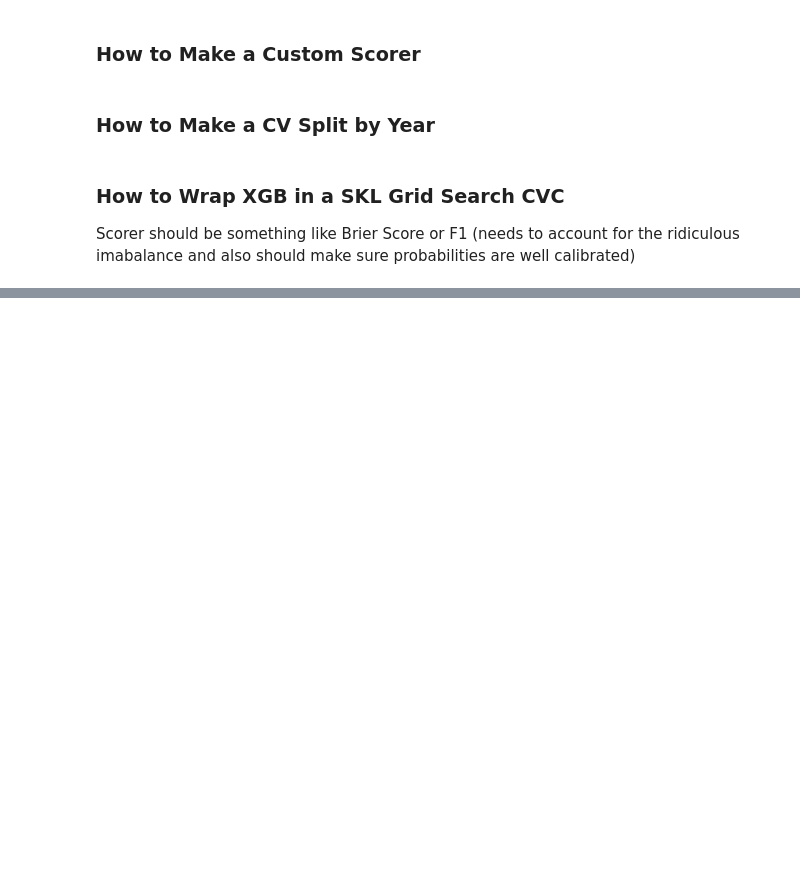
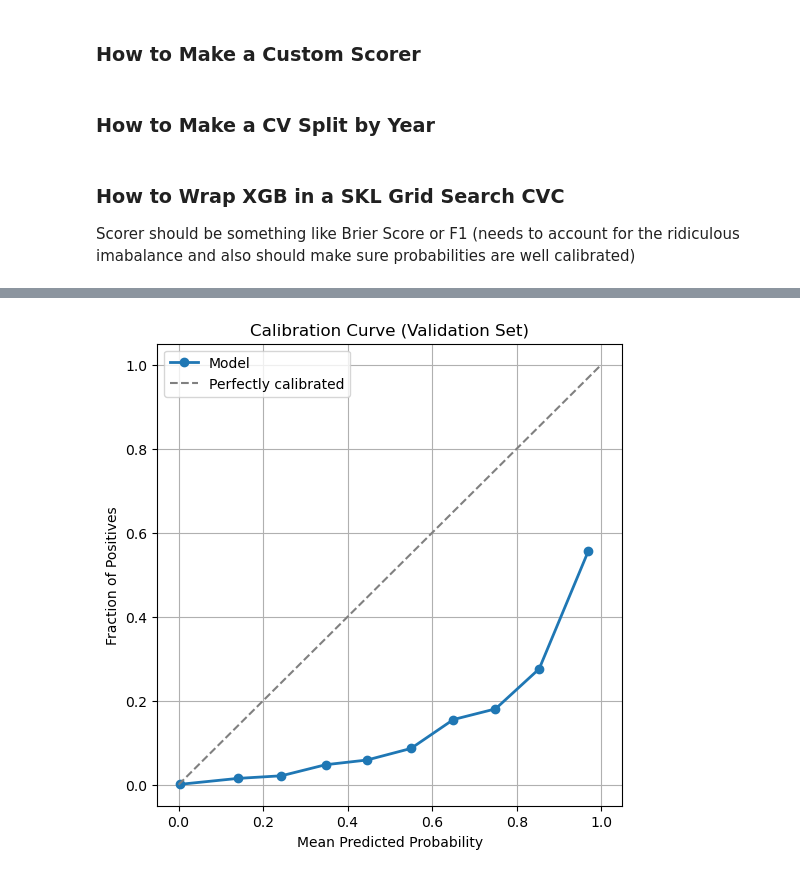
Before and after one commit to SeanVilloresi/freddie-data, a Jupyter notebook: Stress.ipynb, the cells around one changed output, grey strips where cells are left out. Cells and saved outputs as stored; diff of their text form; code cells hidden in the pictures; blank space fills up the shorter version.

```diff
--- a/Stress.ipynb
+++ b/Stress.ipynb
@@ -39,7 +41,7 @@ SALE_COLUMNS = ["Actual Loss Calculation", "Zero Balance Removal UPB", "Net Sale
 
 MISC_COLUMNS_TO_DROP = ["Metropolitan Statistical Area (MSA) Or Metropolitan Division", 'Postal Code',
                         'Distress Date', 'Default Flag', 'Zero Balance Code', 'Unresolved', 'Last Time Current',
-                        'Property State', 'Current Loan Delinquency Status', 'Loan Sequence Number']
+                        'Property State', 'Current Loan Delinquency Status', 'Loan Sequence Number', 'Start Month']
 CAT_COLUMNS = []
 
 fold = 0
@@ -162,0 +165,20 @@ plt.show()
+# %%
+import matplotlib.pyplot as plt
+from sklearn.calibration import calibration_curve
+
+# Compute calibration curve
+# (true labels, predicted probabilities, and number of bins)
+true_probs, pred_probs = calibration_curve(y_val, y_val_pred_probs, n_bins=10, strategy='uniform')
+
+# Plot
+plt.figure(figsize=(6, 6))
+plt.plot(pred_probs, true_probs, marker='o', linewidth=2, label='Model')
+plt.plot([0, 1], [0, 1], linestyle='--', color='gray', label='Perfectly calibrated')
+plt.title('Calibration Curve (Validation Set)')
+plt.xlabel('Mean Predicted Probability')
+plt.ylabel('Fraction of Positives')
+plt.legend()
+plt.grid(True)
+plt.show()
+# %% [output]
+[figure, added]
```
Also changed, not shown: parts of 5 cells of this notebook.
